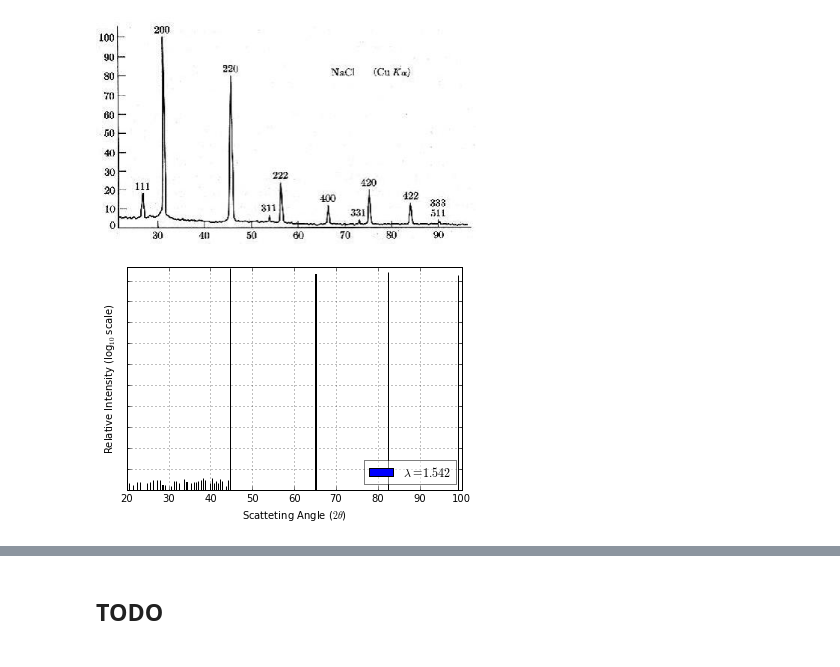
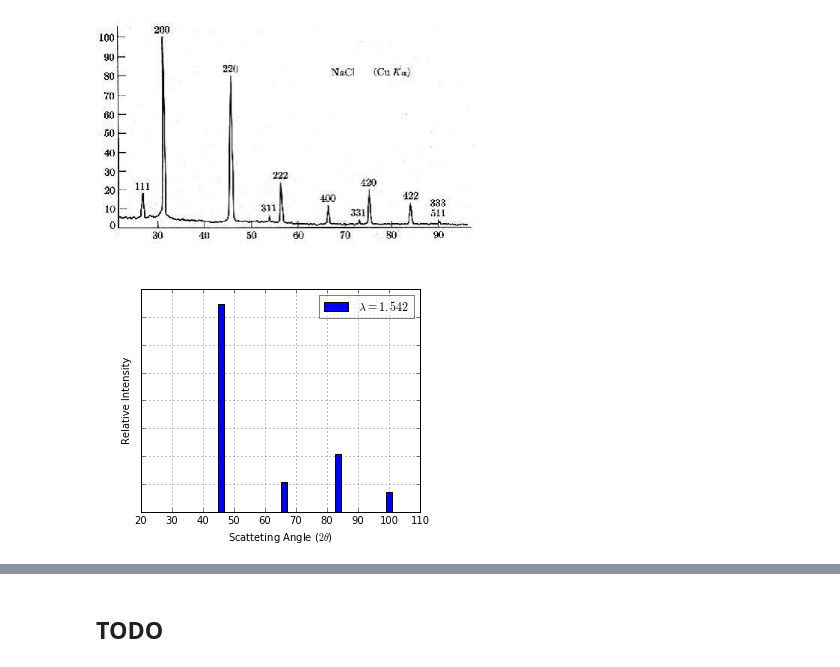
Before and after one commit to chrisjsewell/ipymd, a Jupyter notebook: ipymd/atom_analysis/X-Ray Diffraction Implementation.ipynb, the cells around one changed output, grey strips where cells are left out. Drawn from its saved outputs; the diff is of its cells as text; code cells hidden in the pictures.

```diff
--- a/ipymd/atom_analysis/X-Ray Diffraction Implementation.ipynb
+++ b/ipymd/atom_analysis/X-Ray Diffraction Implementation.ipynb
@@ -444,0 +529,34 @@ plt.grid(True)
+# %%
+def plot_xrd_hist(ang2thetas, intensities, bins=180*100, wlambda=None,barwidth=None):
+    """ create histogram plot of xrd spectrum
+
+    Properties
+    ----------
+    barwidth : float or None
+        if None then the barwidht will be the bin width
+
+    Returns
+    -------
+    plot : ipymd.plotting.Plotting
+        a plot object
+
+    """
+    I_hist, theta_edges = np.histogram(ang2thetas,bins=bins,
+                                       weights=np.real(intensities),density=True)
+    if barwidth is None:
+        bin_width = (ang2thetas.max() - ang2thetas.min())/bins
+    else:
+        bin_width = barwidth
+    theta_left = theta_edges[:-1]
+    zero_mask = I_hist!=0
+
+    plot = ipymd.plotting.Plotter()
+    plot.axes.bar(theta_left[zero_mask],I_hist[zero_mask],bin_width,
+                     label=r'$\lambda = {0}$'.format(wlambda))
+    plot.axes.set_xlabel(r'Scatteting Angle ($2 \theta$)')
+    plot.axes.set_ylabel('Relative Intensity')
+    plot.axes.set_yticklabels([])
+    plot.axes.grid(True)
+    if wlambda is not None:
+        plot.axes.legend(loc='upper right',framealpha=0.5)
+    return plot
@@ -447,28 +581,19 @@ Image('xrd_nacl_Cu_kalpha.png',width=380)
 # %% [output]
 [figure]
 # %%
-data = ipymd.data_input.crystal.Crystal(
+data = ipymd.data_input.crystal.Crystal()
+data.setup_data(
     [[0,0,0]], ['Fe'],
     229, cellpar=[2.866, 2.866, 2.866, 90, 90, 90],
     repetitions=[5,5,5])
 
-sim_abc, sim_origin = data.get_simulation_box()
+meta = data.get_meta_data()
 atoms_df = data.get_atom_data()
 
 wlambda = 1.542 # Angstrom ()
-thetas, Is = compute_xrd(atoms_df,sim_abc,wlambda)
+thetas, Is = compute_xrd(atoms_df,np.asarray([meta.a,meta.b,meta.c]),wlambda,
+                         min2theta=20,max2theta=100)
+plot_xrd_hist(thetas, Is,wlambda=wlambda,barwidth=2).display_plot()
+# %% [output]
+[figure, added]
-# %%
-#x, y = np.histogram(thetas,bins='auto',weights=np.real(Is),density=True)
-plt.hist(thetas,bins=180*100,weights=np.real(Is),normed=True,
-         label=r'$\lambda = {0}$'.format(wlambda))
-ax = plt.gca()
-ax.set_xlabel(r'Scatteting Angle ($2 \theta$)')
-ax.set_xlim(20,100)
-ax.set_ylabel('Relative Intensity (log$_{10}$ scale)')
-ax.set_yscale('log')
-ax.set_yticklabels([])
-ax.legend(loc='lower right',framealpha=0.5)
-plt.grid(True)
-# %% [output]
-[figure, removed]
 # %%
```
Also changed, not shown: parts of 28 cells of this notebook, 27 other files.
